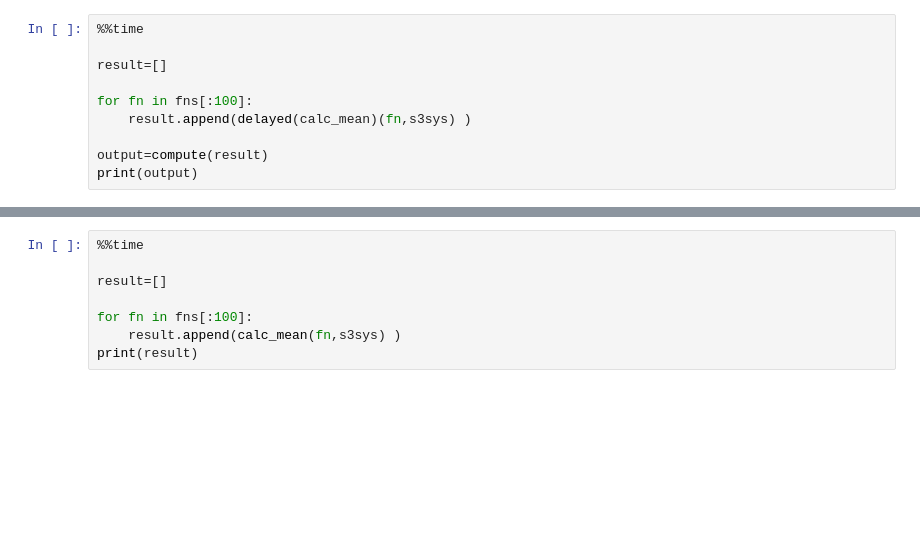
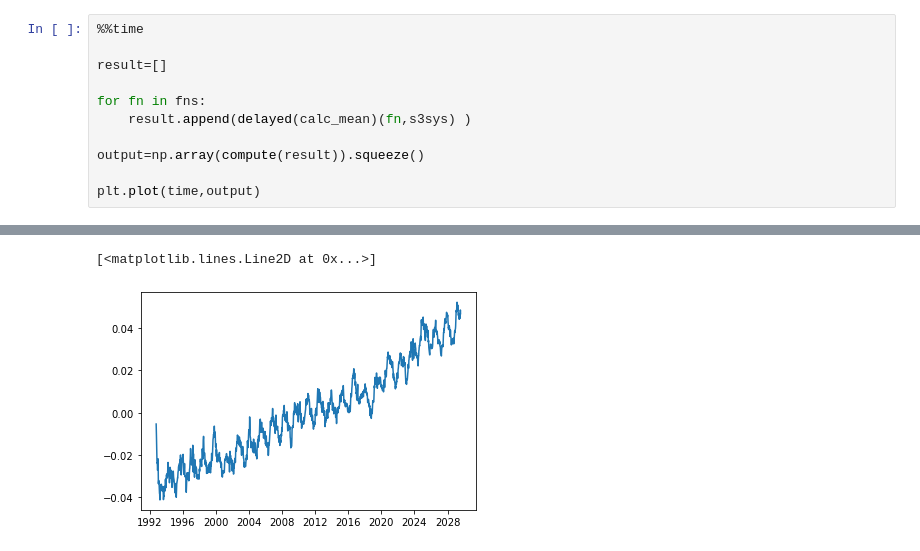
Before and after one commit to podaac/the-coding-club, a Jupyter notebook: notebooks/MEaSUREs-SSH-dask.ipynb, the cells around one changed output, grey strips where cells are left out. Saved outputs shown, nothing was run; the diff lists cells and outputs as text; blank space fills up the shorter version.

```diff
--- a/notebooks/MEaSUREs-SSH-dask.ipynb
+++ b/notebooks/MEaSUREs-SSH-dask.ipynb
@@ -54,8 +84,10 @@ print('There are %i files.'%len(fns))
 
 result=[]
 
-for fn in fns[:100]:
+for fn in fns:
     result.append(delayed(calc_mean)(fn,s3sys) )
 
-output=compute(result)
-print(output)
+output=np.array(compute(result)).squeeze()
+
+plt.plot(time,output)
+# %% [output]
@@ -62,8 +96,2 @@ print(output)
+[<matplotlib.lines.Line2D at 0x...>]
+[figure, added]
-# %%
-%%time
-
-result=[]
-
-for fn in fns[:100]:
-    result.append(calc_mean(fn,s3sys) )
-print(result)
```
Also changed, not shown: parts of 14 cells of this notebook.
